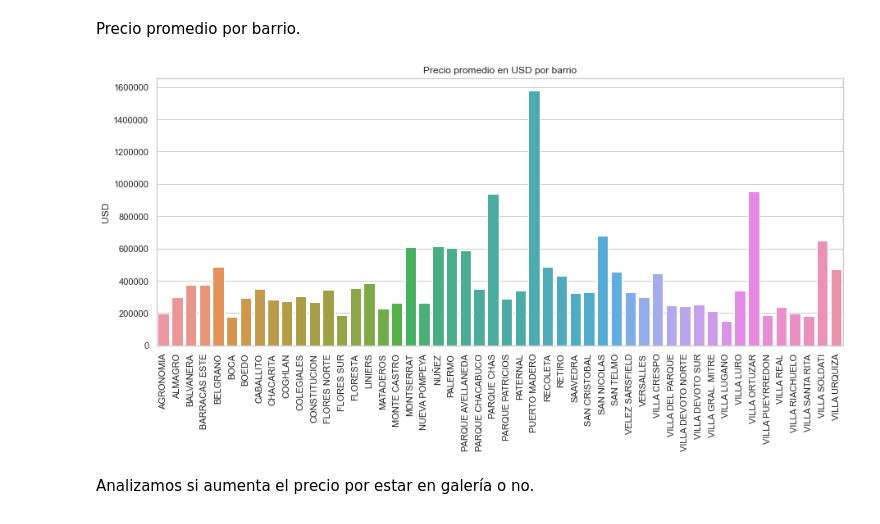
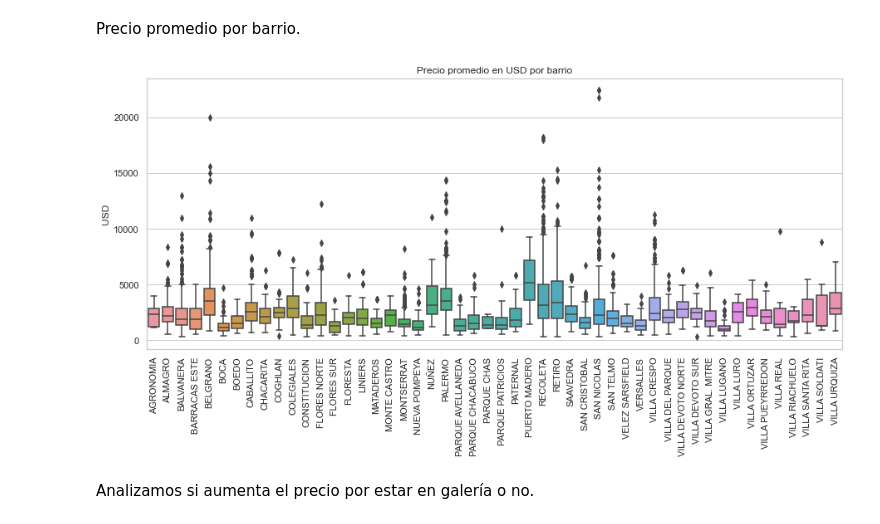
Before and after one commit to stevennm/data_science_utn_clusterai2021_Martins, a Jupyter notebook: clusterai_Steven_Martins_eda.ipynb, the cells around one changed output. Cells and saved outputs as stored; diff of their text form; code cells hidden in the pictures.

Commit message:
Update clusterai_Steven_Martins_eda.ipynb
Boxplot, heatmap y scatter agregados (hay que chequear los últimos dos)

```diff
--- a/clusterai_Steven_Martins_eda.ipynb
+++ b/clusterai_Steven_Martins_eda.ipynb
@@ -150,21 +150,20 @@ plt.show()
 # %% [markdown]
 Precio promedio por barrio.
 # %%
-graf = df.groupby('barrios', as_index=False)['preciousd'].mean()
-
+graf = df.sort_values("barrios")
 plt.figure(figsize=(15,6))
 sns.set_theme(style="whitegrid")
-ax = sns.barplot(x=graf.barrios, y=graf.preciousd, data=graf)
+ax = sns.boxplot(x=graf.barrios, y=graf.usdm2, data=graf)
 
 plt.title("Precio promedio en USD por barrio")
 plt.ylabel("USD")
 plt.xlabel("")
 
 plt.ticklabel_format(style='plain', axis='y')
 plt.xticks(rotation=90)
 plt.show()
 # %% [output]
-[figure, old version]
+[figure, new version]
 # %% [markdown]
 Analizamos si aumenta el precio por estar en galería o no.
 # %%
```
Also changed, not shown: parts of 4 cells of this notebook.
